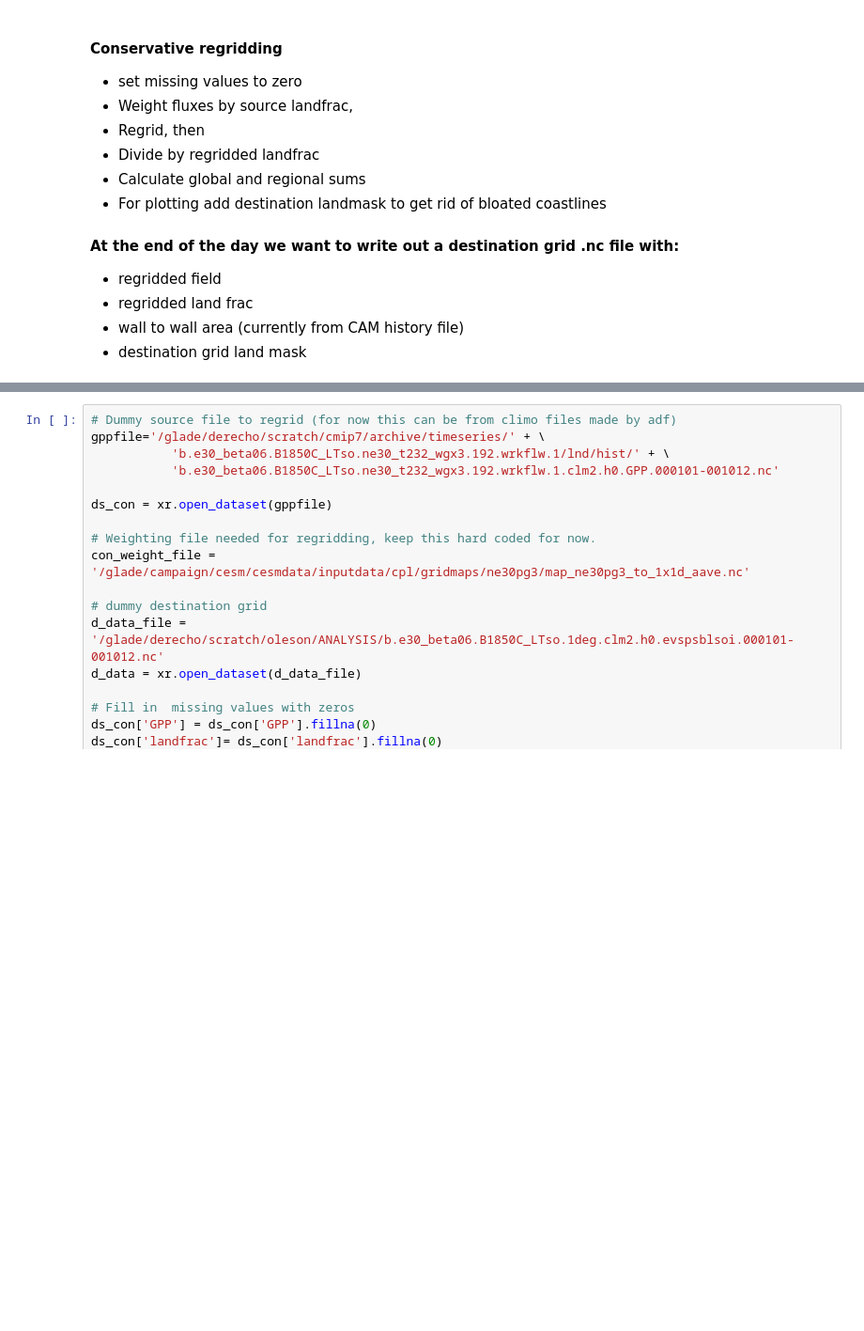
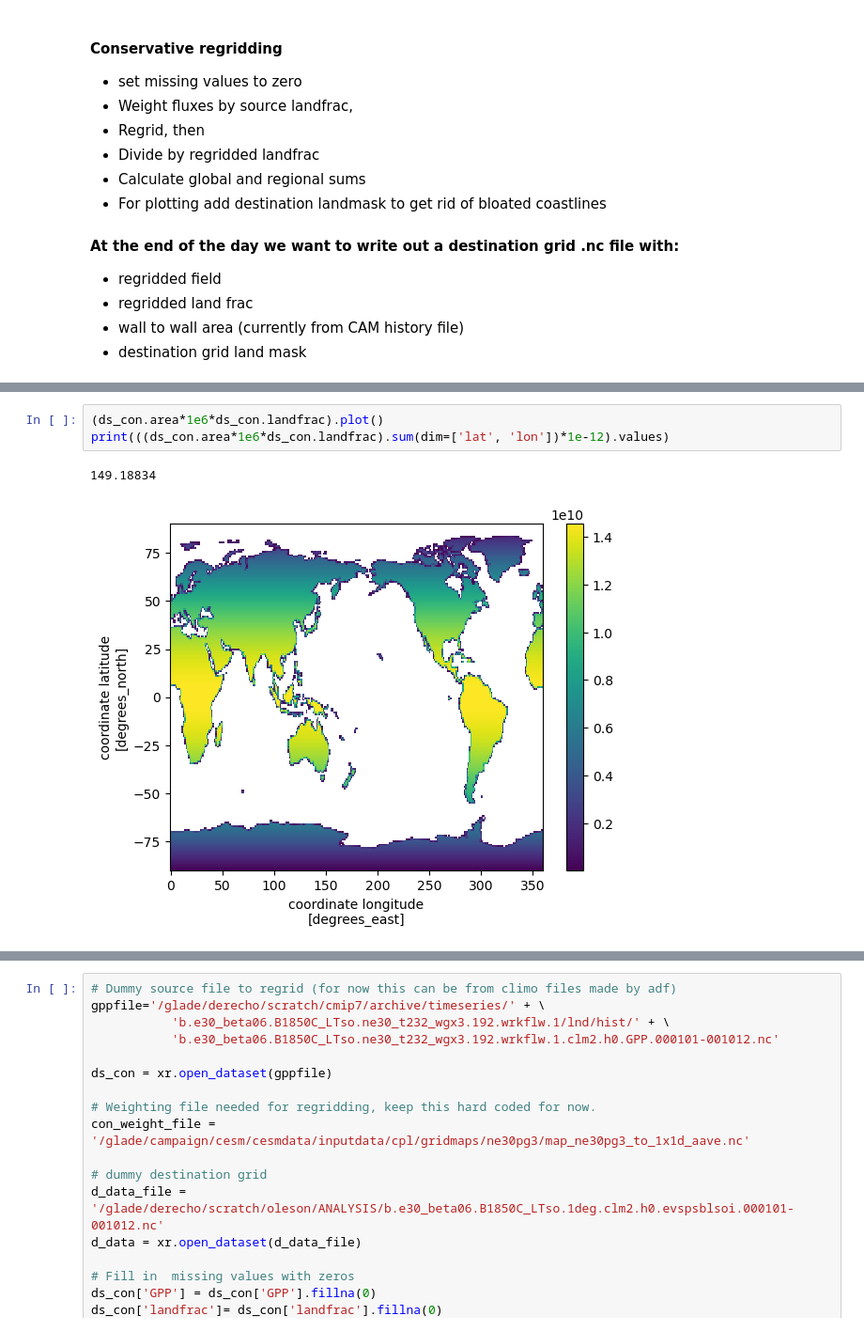
Before and after one commit to NCAR/ADF, a Jupyter notebook: scripts/regridding/regrid_conservative_180x360.ipynb, the cells around one changed output, grey strips where cells are left out. Shown at 94% size. Drawn from its saved outputs; the diff is of its cells as text; blank space fills up the shorter version.

```diff
--- a/scripts/regridding/regrid_conservative_180x360.ipynb
+++ b/scripts/regridding/regrid_conservative_180x360.ipynb
@@ -70,0 +116,6 @@ print(xe.__version__)
+# %%
+(ds_con.area*1e6*ds_con.landfrac).plot()
+print(((ds_con.area*1e6*ds_con.landfrac).sum(dim=['lat', 'lon'])*1e-12).values)
+# %% [output]
+149.18834
+[figure, added]
```
Also changed, not shown: parts of 19 cells of this notebook.
